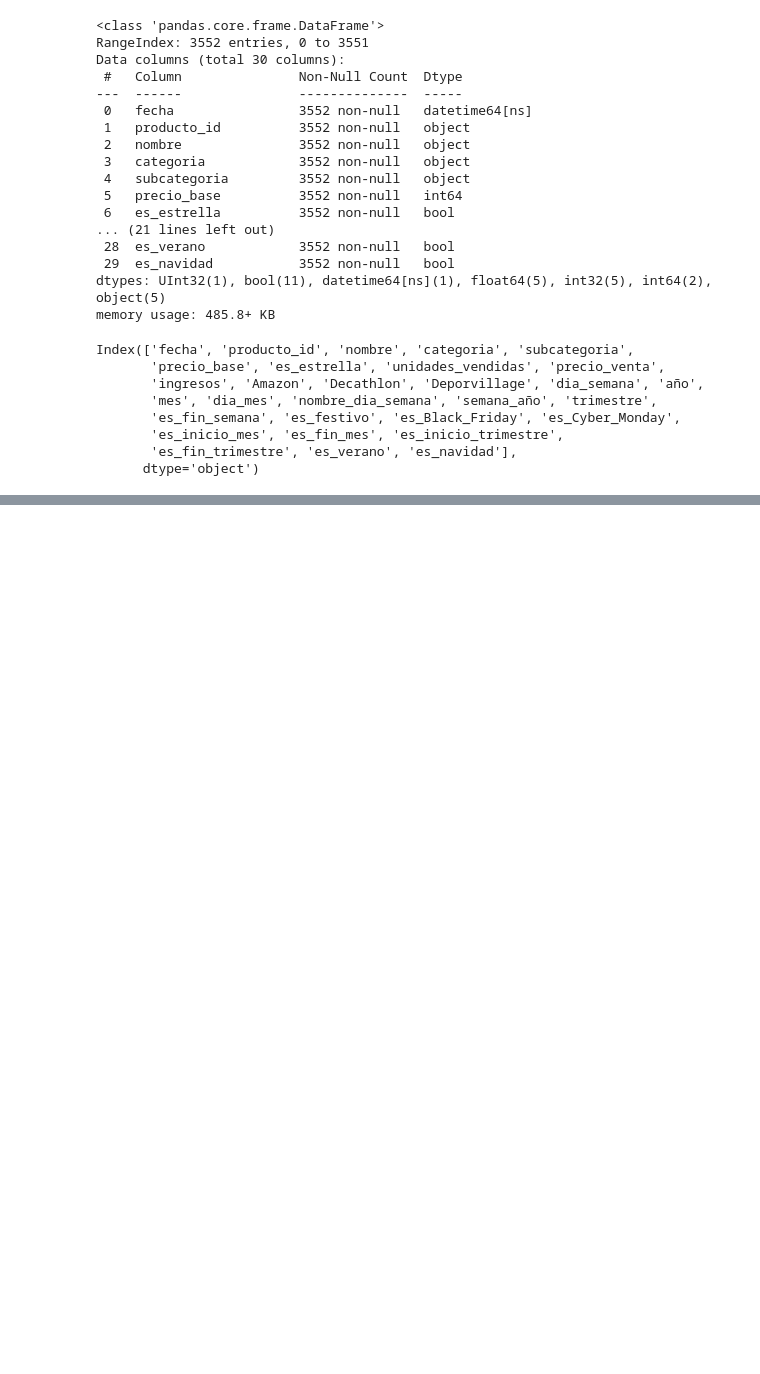
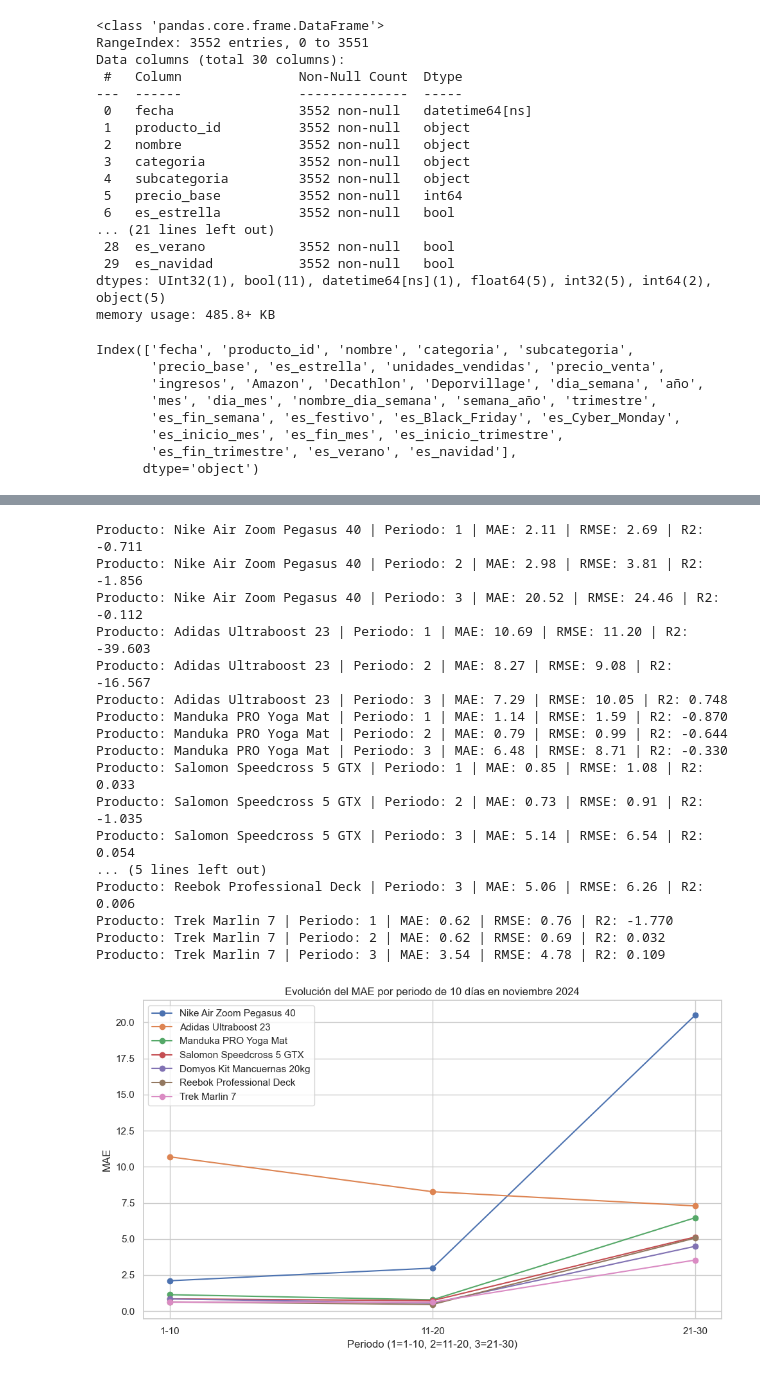
Before and after one commit to darwin-garcia/Forecasting-Ventas-S1, a Jupyter notebook: notebooks/Entrenamiento.ipynb, the cells around one changed output, grey strips where cells are left out. Cells and saved outputs as stored; diff of their text form; code cells hidden in the pictures; blank space fills up the shorter version.

```diff
--- a/notebooks/Entrenamiento.ipynb
+++ b/notebooks/Entrenamiento.ipynb
@@ -663,0 +946,14 @@ Index(['fecha', 'producto_id', 'nombre', 'categoria', 'subcategoria',
+# %%
+# Calcular MAE para cada producto estrella en noviembre 2024
+from sklearn.metrics import mean_absolute_error
+
+mae_por_producto = {}
+for _, row in top_products.iterrows():
+    pid = row['producto_id']
+    pname = row['nombre']
+    dfi = df_nov24[df_nov24['producto_id'] == pid]
+    mae = mean_absolute_error(dfi['unidades_vendidas'], dfi['pred_unidades_vendidas'])
+    mae_por_producto[pname] = mae
+    print(f"Producto: {pname} | MAE: {mae:.2f}")
+
+mae_por_producto
@@ -663,0 +975,59 @@ Index(['fecha', 'producto_id', 'nombre', 'categoria', 'subcategoria',
+# %%
+# Análisis de degradación del error en noviembre 2024 por periodos de 10 días
+from sklearn.metrics import mean_absolute_error, mean_squared_error, r2_score
+import numpy as np
+
+# Crear columna de periodo (1, 2, 3) según día del mes
+df_nov24['periodo'] = ((df_nov24['fecha'].dt.day - 1) // 10) + 1
+
+# Diccionario para guardar métricas por producto y periodo
+metrics_periodo = {}
+
+for _, row in top_products.iterrows():
+    pid = row['producto_id']
+    pname = row['nombre']
+    dfi = df_nov24[df_nov24['producto_id'] == pid]
+    metrics_periodo[pname] = {}
+    for periodo in [1, 2, 3]:
+        dfi_p = dfi[dfi['periodo'] == periodo]
+        if len(dfi_p) == 0:
+            continue
+        mae = mean_absolute_error(dfi_p['unidades_vendidas'], dfi_p['pred_unidades_vendidas'])
+        mse = mean_squared_error(dfi_p['unidades_vendidas'], dfi_p['pred_unidades_vendidas'])
+        rmse = np.sqrt(mse)
+        r2 = r2_score(dfi_p['unidades_vendidas'], dfi_p['pred_unidades_vendidas'])
+        metrics_periodo[pname][periodo] = {'MAE': mae, 'RMSE': rmse, 'R2': r2}
+        print(f"Producto: {pname} | Periodo: {periodo} | MAE: {mae:.2f} | RMSE: {rmse:.2f} | R2: {r2:.3f}")
+
+# Graficar evolución del MAE por periodo para cada producto estrella
+import matplotlib.pyplot as plt
+plt.figure(figsize=(10,6))
+for pname in metrics_periodo.keys():
+    maes = [metrics_periodo[pname].get(p, {}).get('MAE', np.nan) for p in [1,2,3]]
+    plt.plot([1,2,3], maes, marker='o', label=pname)
+plt.title('Evolución del MAE por periodo de 10 días en noviembre 2024')
+plt.xlabel('Periodo (1=1-10, 2=11-20, 3=21-30)')
+plt.ylabel('MAE')
+plt.xticks([1,2,3], ['1-10', '11-20', '21-30'])
+plt.legend()
+plt.tight_layout()
+plt.show()
+# %% [output]
+Producto: Nike Air Zoom Pegasus 40 | Periodo: 1 | MAE: 2.11 | RMSE: 2.69 | R2: -0.711
+Producto: Nike Air Zoom Pegasus 40 | Periodo: 2 | MAE: 2.98 | RMSE: 3.81 | R2: -1.856
+Producto: Nike Air Zoom Pegasus 40 | Periodo: 3 | MAE: 20.52 | RMSE: 24.46 | R2: -0.112
+Producto: Adidas Ultraboost 23 | Periodo: 1 | MAE: 10.69 | RMSE: 11.20 | R2: -39.603
+Producto: Adidas Ultraboost 23 | Periodo: 2 | MAE: 8.27 | RMSE: 9.08 | R2: -16.567
+Producto: Adidas Ultraboost 23 | Periodo: 3 | MAE: 7.29 | RMSE: 10.05 | R2: 0.748
+Producto: Manduka PRO Yoga Mat | Periodo: 1 | MAE: 1.14 | RMSE: 1.59 | R2: -0.870
+Producto: Manduka PRO Yoga Mat | Periodo: 2 | MAE: 0.79 | RMSE: 0.99 | R2: -0.644
+Producto: Manduka PRO Yoga Mat | Periodo: 3 | MAE: 6.48 | RMSE: 8.71 | R2: -0.330
+Producto: Salomon Speedcross 5 GTX | Periodo: 1 | MAE: 0.85 | RMSE: 1.08 | R2: 0.033
+Producto: Salomon Speedcross 5 GTX | Periodo: 2 | MAE: 0.73 | RMSE: 0.91 | R2: -1.035
+Producto: Salomon Speedcross 5 GTX | Periodo: 3 | MAE: 5.14 | RMSE: 6.54 | R2: 0.054
+... (5 lines left out)
+Producto: Reebok Professional Deck | Periodo: 3 | MAE: 5.06 | RMSE: 6.26 | R2: 0.006
+Producto: Trek Marlin 7 | Periodo: 1 | MAE: 0.62 | RMSE: 0.76 | R2: -1.770
+Producto: Trek Marlin 7 | Periodo: 2 | MAE: 0.62 | RMSE: 0.69 | R2: 0.032
+Producto: Trek Marlin 7 | Periodo: 3 | MAE: 3.54 | RMSE: 4.78 | R2: 0.109
+[figure, added]
```
Also changed, not shown: parts of 11 cells of this notebook, 14 other files.
